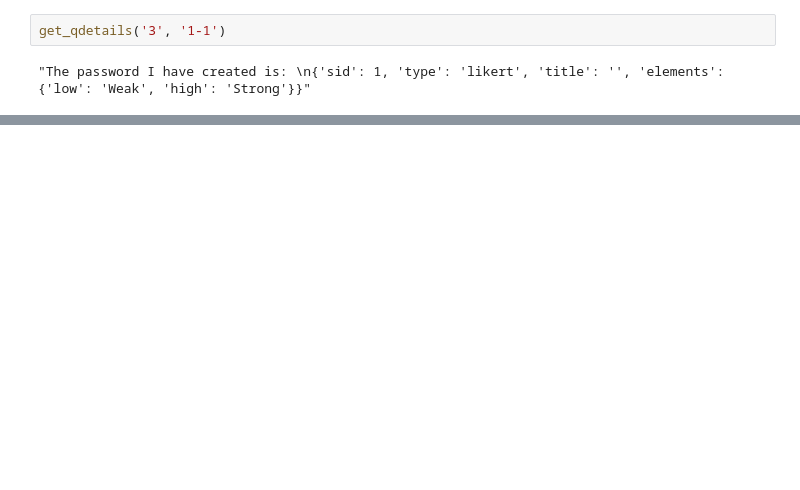
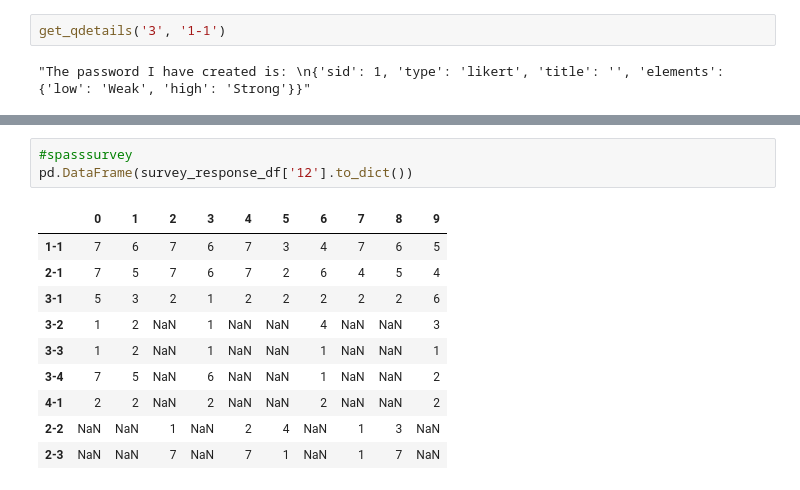
Before and after one commit to rizupaudel/designStudy, a Jupyter notebook: data/analysis.ipynb, the cells around one changed output, grey strips where cells are left out. Drawn from its saved outputs; the diff is of its cells as text; blank space fills up the shorter version.

```diff
--- a/data/analysis.ipynb
+++ b/data/analysis.ipynb
@@ -248,3 +276,17 @@ pd.DataFrame(survey_response_df['8'].to_dict())
+# %%
+#spasssurvey
+pd.DataFrame(survey_response_df['12'].to_dict())
+# %% [output]
+|  | 0 | 1 | 2 | 3 | 4 | 5 | 6 | 7 | 8 | 9 |
+| 1-1 | 7 | 6 | 7 | 6 | 7 | 3 | 4 | 7 | 6 | 5 |
+| 2-1 | 7 | 5 | 7 | 6 | 7 | 2 | 6 | 4 | 5 | 4 |
+| 3-1 | 5 | 3 | 2 | 1 | 2 | 2 | 2 | 2 | 2 | 6 |
+| 3-2 | 1 | 2 | NaN | 1 | NaN | NaN | 4 | NaN | NaN | 3 |
+| 3-3 | 1 | 2 | NaN | 1 | NaN | NaN | 1 | NaN | NaN | 1 |
+| 3-4 | 7 | 5 | NaN | 6 | NaN | NaN | 1 | NaN | NaN | 2 |
+| 4-1 | 2 | 2 | NaN | 2 | NaN | NaN | 2 | NaN | NaN | 2 |
+| 2-2 | NaN | NaN | 1 | NaN | 2 | 4 | NaN | 1 | 3 | NaN |
+| 2-3 | NaN | NaN | 7 | NaN | 7 | 1 | NaN | 1 | 7 | NaN |
 # %%
 # demo
 pd.DataFrame(survey_response_df['14'].to_dict())
```
Also changed, not shown: parts of 13 cells of this notebook, 27 other files.
